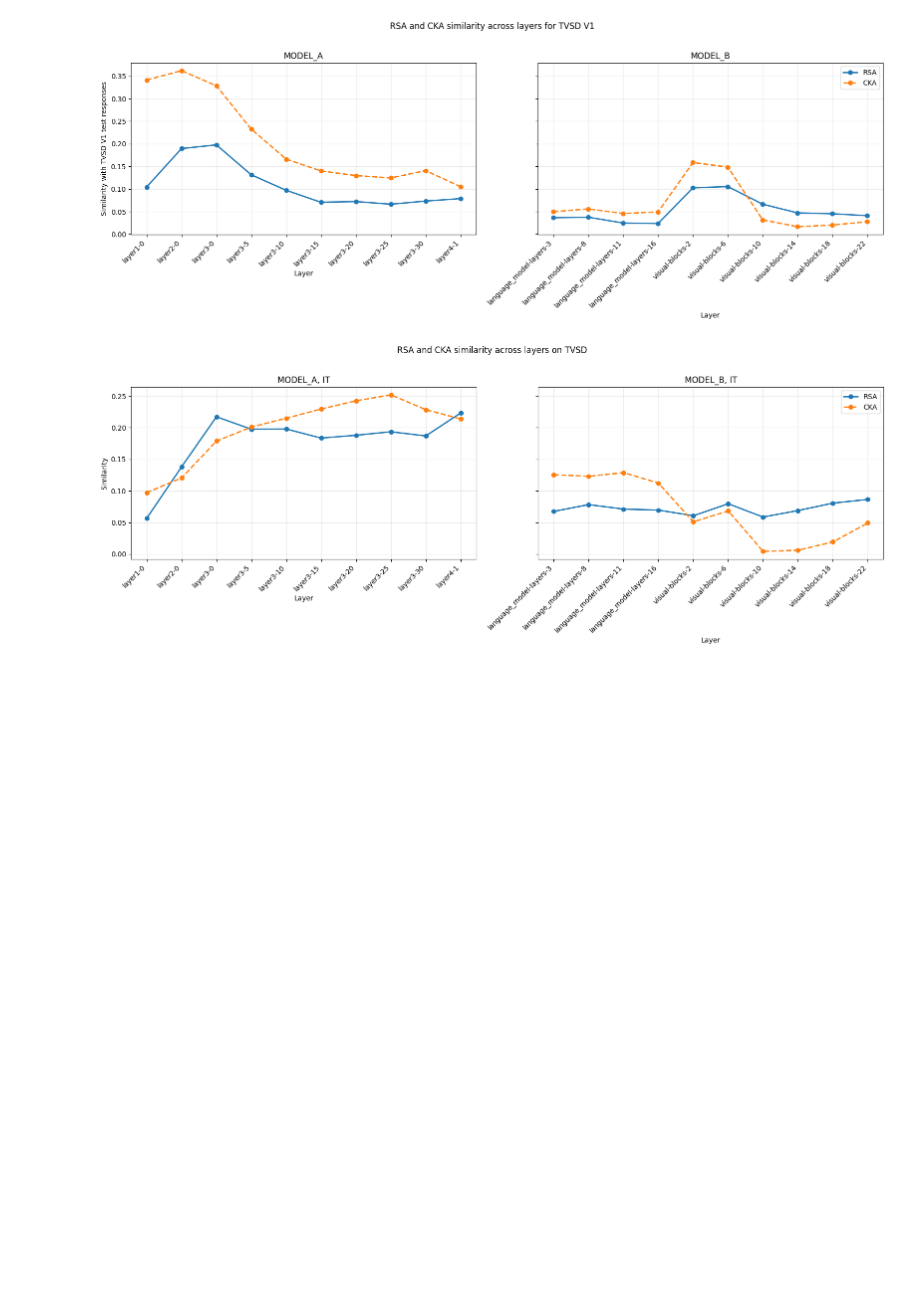
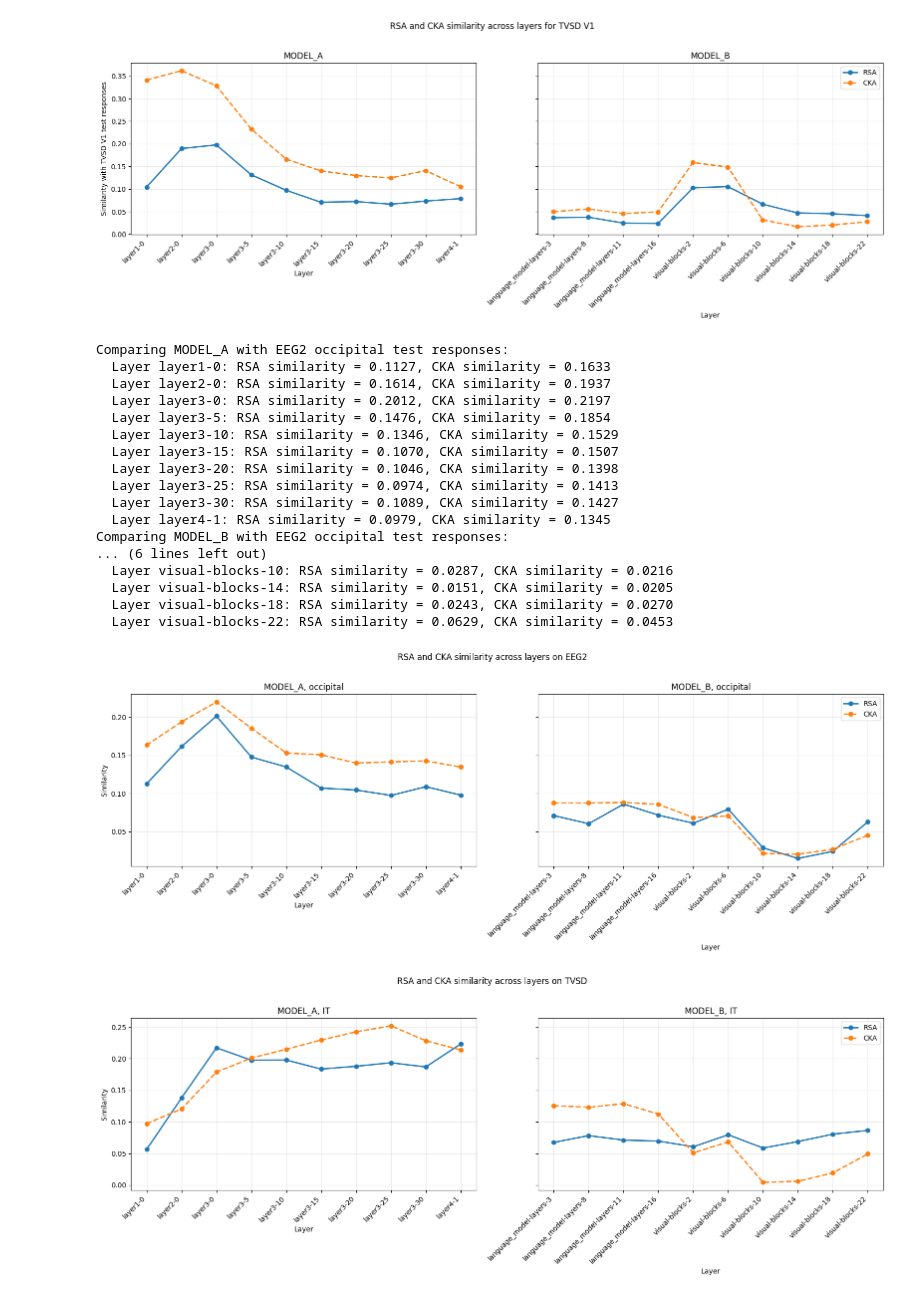
Before and after one commit to LyaoDzin/NX-414-brain-like-project, a Jupyter notebook: project/nx414_project_2026.ipynb, the cells around one changed output. Cells and saved outputs as stored; diff of their text form; code cells hidden in the pictures; blank space fills up the shorter version.

```diff
--- a/project/nx414_project_2026.ipynb
+++ b/project/nx414_project_2026.ipynb
@@ -1317,6 +1329,31 @@ NSD_regions = ['early', 'midventral', 'midlateral', 'midparietal', 'ventral', 'l
  'parietal', 'nsdgeneral', 'whole_brain', 'V1v', 'V1d', 'V2v', 'V2d', 'V3v', 'V3d', 'hV4', 'OWFA',
  'VWFA-1', 'VWFA-2', 'OPA', 'PPA', 'RSC', 'OFA', 'FFA-1', 'FFA-2', 'EBA', 'FBA-1',
  'FBA-2']
+# %%
+from enum import Enum
+
+class Dataset(Enum):
+    TVSD = "TVSD", DATA_DIR + TVSD, feat_idx_tvsd_train, feat_idx_tvsd_test, THINGS_STIMULI, TVSD_subjects, TVSD_regions
+    EEG2 = "EEG2", DATA_DIR + EEG2, feat_idx_eeg2_train, feat_idx_eeg2_test, THINGS_STIMULI, EEG2_subjects, EEG2_regions
+    NSD = "NSD", DATA_DIR + NSD, feat_idx_nsd_train, feat_idx_nsd_test, NSD_STIMULI, NSD_subjects, NSD_regions
+
+    def __init__(self, dataset_name, path, feat_idx_train, feat_idx_test, stimuli_set, subjects, regions):
+        self.dataset_name = dataset_name
+        self.path = path
+        self.feat_idx_train = feat_idx_train
+        self.feat_idx_test = feat_idx_test
+        self.stimuli_set = stimuli_set
+        self.subjects = subjects
+        self.regions = regions
+
+class Model(Enum):
+    MODEL_A = "MODEL_A", MODEL_A, MODEL_A_layers
+    MODEL_B = "MODEL_B", MODEL_B, MODEL_B_layers
+
+    def __init__(self, model_name, path, layers):
+        self.model_name = model_name
+        self.path = path
+        self.layers = layers
 # %%
 def plot_similarity_across_layers(dataset, model_layers, model_a_rsa_cka, model_b_rsa_cka, region):
     # Plot RSA and CKA similarity across layers with two side-by-side plots, one for each model.
@@ -1513 +1646,26 @@ Comparing MODEL_B with NSD V1 test responses:
+# %%
+region = "occipital"
+model_a_rsa_cka = compute_similarity_across_layers(Dataset.EEG2, region=region, model=Model.MODEL_A)
+model_b_rsa_cka = compute_similarity_across_layers(Dataset.EEG2, region=region, model=Model.MODEL_B)
+
+plot_similarity_across_layers("EEG2", [MODEL_A_layers, MODEL_B_layers], model_a_rsa_cka, model_b_rsa_cka, region)
+# %% [output]
+Comparing MODEL_A with EEG2 occipital test responses:
+  Layer layer1-0: RSA similarity = 0.1127, CKA similarity = 0.1633
+  Layer layer2-0: RSA similarity = 0.1614, CKA similarity = 0.1937
+  Layer layer3-0: RSA similarity = 0.2012, CKA similarity = 0.2197
+  Layer layer3-5: RSA similarity = 0.1476, CKA similarity = 0.1854
+  Layer layer3-10: RSA similarity = 0.1346, CKA similarity = 0.1529
+  Layer layer3-15: RSA similarity = 0.1070, CKA similarity = 0.1507
+  Layer layer3-20: RSA similarity = 0.1046, CKA similarity = 0.1398
+  Layer layer3-25: RSA similarity = 0.0974, CKA similarity = 0.1413
+  Layer layer3-30: RSA similarity = 0.1089, CKA similarity = 0.1427
+  Layer layer4-1: RSA similarity = 0.0979, CKA similarity = 0.1345
+Comparing MODEL_B with EEG2 occipital test responses:
+... (6 lines left out)
+  Layer visual-blocks-10: RSA similarity = 0.0287, CKA similarity = 0.0216
+  Layer visual-blocks-14: RSA similarity = 0.0151, CKA similarity = 0.0205
+  Layer visual-blocks-18: RSA similarity = 0.0243, CKA similarity = 0.0270
+  Layer visual-blocks-22: RSA similarity = 0.0629, CKA similarity = 0.0453
+[figure, added]
 # %%
```
Also changed, not shown: parts of 3 cells of this notebook.
